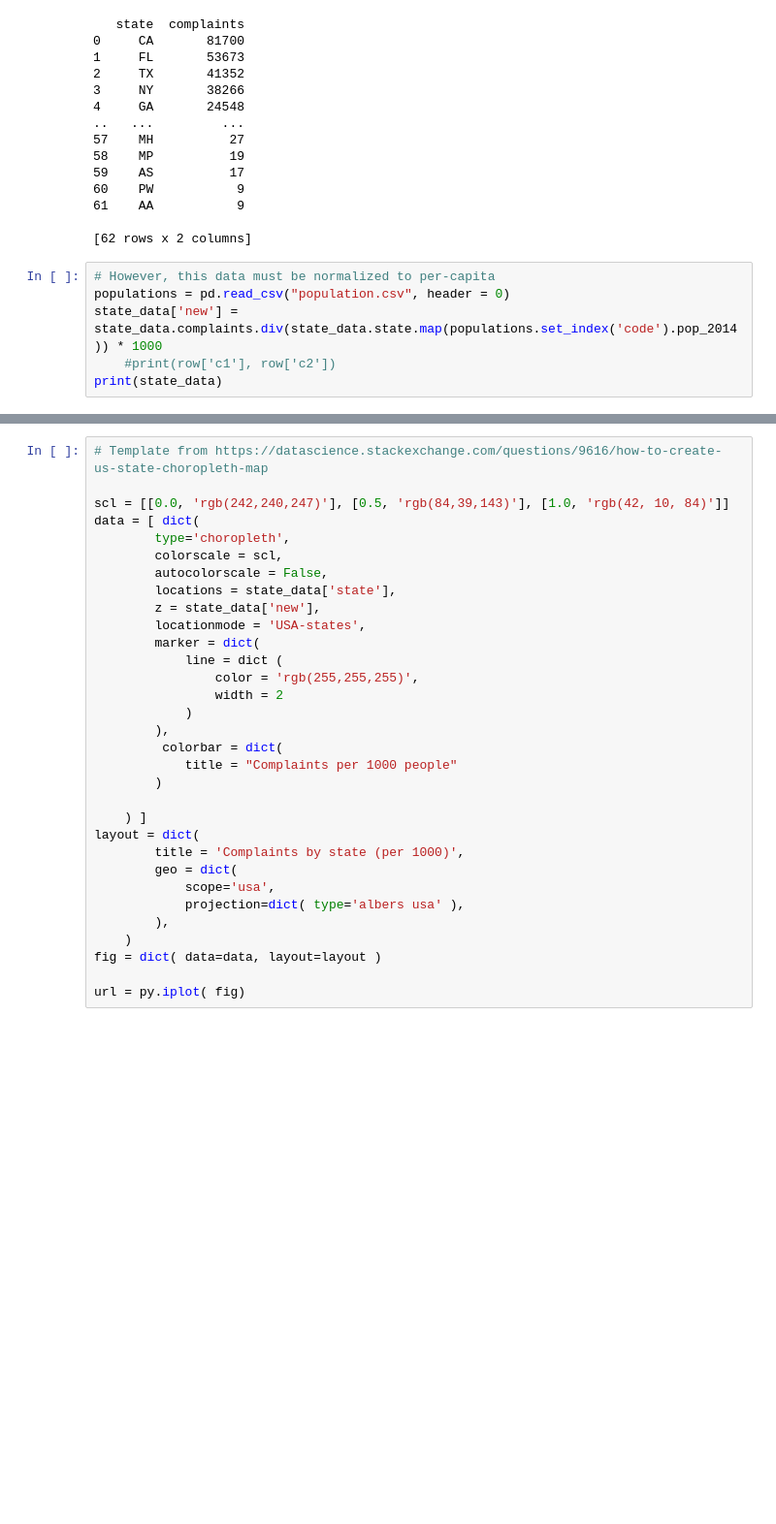
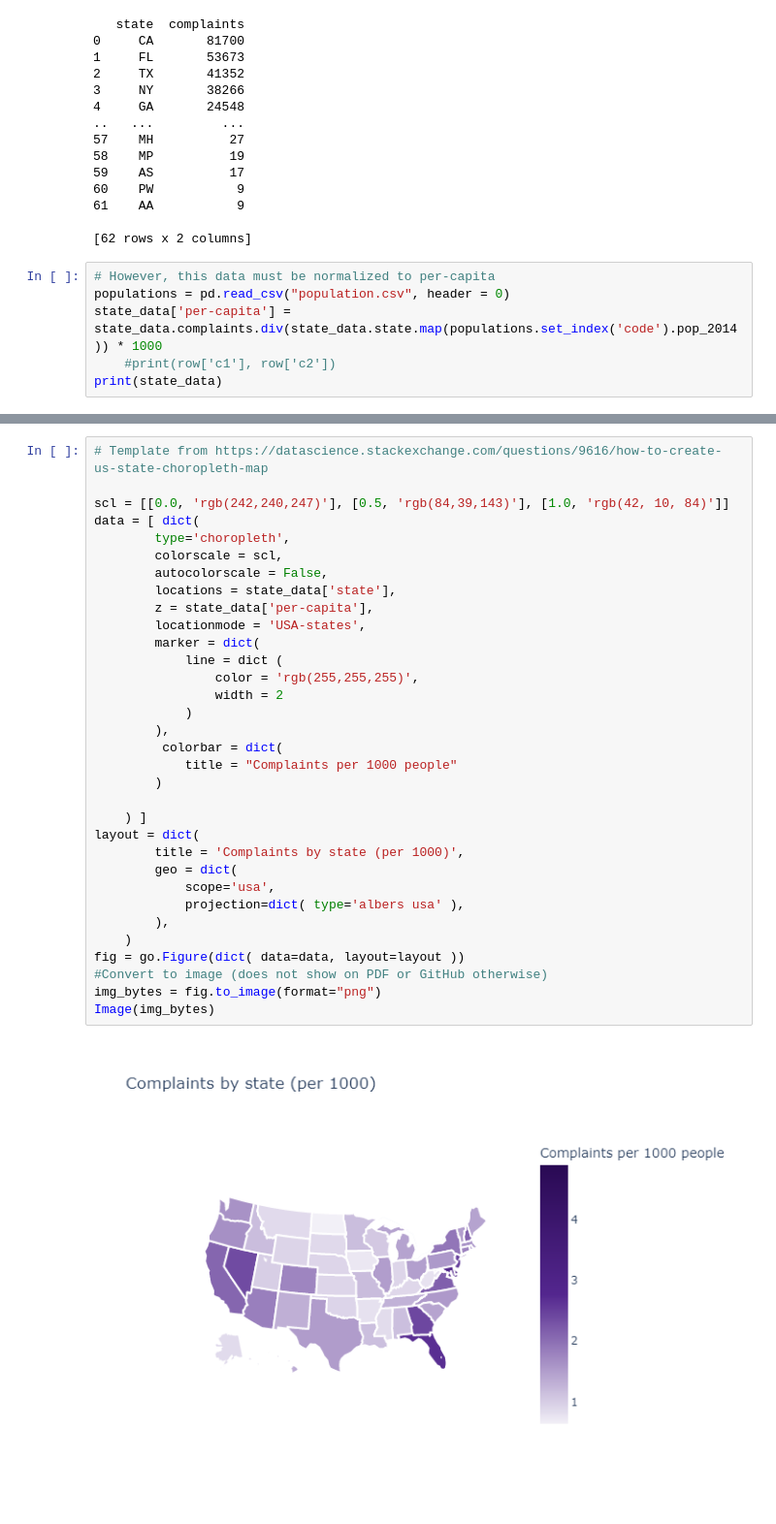
Before and after one commit to rguptavh/Rahul-Gupta-Quant-OA, a Jupyter notebook: eda-consumer-finance/data-analysis.ipynb, the cells around one changed output, grey strips where cells are left out. Shown at 97% size. Drawn from its saved outputs; the diff is of its cells as text; blank space fills up the shorter version.

Commit message:
Fix import statements, and add complaints by bank and product

```diff
--- a/eda-consumer-finance/data-analysis.ipynb
+++ b/eda-consumer-finance/data-analysis.ipynb
@@ -32,7 +43,7 @@ print(state_data)
 # %%
 # However, this data must be normalized to per-capita
 populations = pd.read_csv("population.csv", header = 0)
-state_data['new'] = state_data.complaints.div(state_data.state.map(populations.set_index('code').pop_2014)) * 1000
+state_data['per-capita'] = state_data.complaints.div(state_data.state.map(populations.set_index('code').pop_2014)) * 1000
     #print(row['c1'], row['c2'])
 print(state_data)
 # %% [output]
@@ -53,33 +64,36 @@ print(state_data)
 # %%
 # Template from https://datascience.stackexchange.com/questions/9616/how-to-create-us-state-choropleth-map
 
 scl = [[0.0, 'rgb(242,240,247)'], [0.5, 'rgb(84,39,143)'], [1.0, 'rgb(42, 10, 84)']]
 data = [ dict(
         type='choropleth',
         colorscale = scl,
         autocolorscale = False,
         locations = state_data['state'],
-        z = state_data['new'],
+        z = state_data['per-capita'],
         locationmode = 'USA-states',
         marker = dict(
             line = dict (
                 color = 'rgb(255,255,255)',
                 width = 2
             )
         ),
          colorbar = dict(
             title = "Complaints per 1000 people"
         )
 
     ) ]
 layout = dict(
         title = 'Complaints by state (per 1000)',
         geo = dict(
             scope='usa',
             projection=dict( type='albers usa' ),
         ),
     )
-fig = dict( data=data, layout=layout )
-
-url = py.iplot( fig)
+fig = go.Figure(dict( data=data, layout=layout ))
+#Convert to image (does not show on PDF or GitHub otherwise)
+img_bytes = fig.to_image(format="png")
+Image(img_bytes)
+# %% [output]
+[figure, added]
 # %% [markdown]
```
Also changed, not shown: parts of 8 cells of this notebook.
